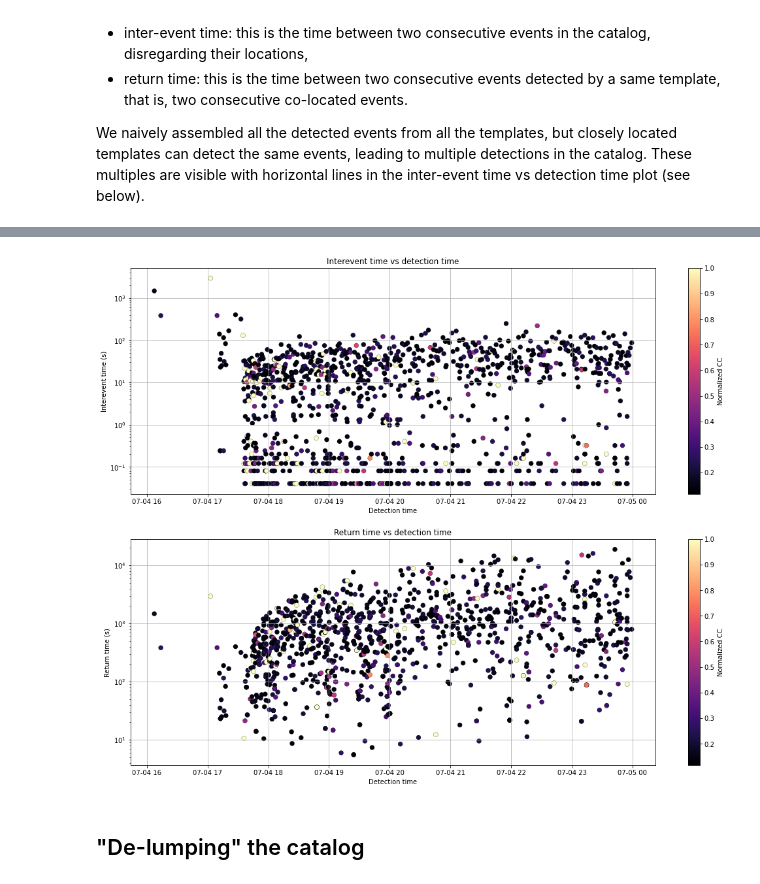
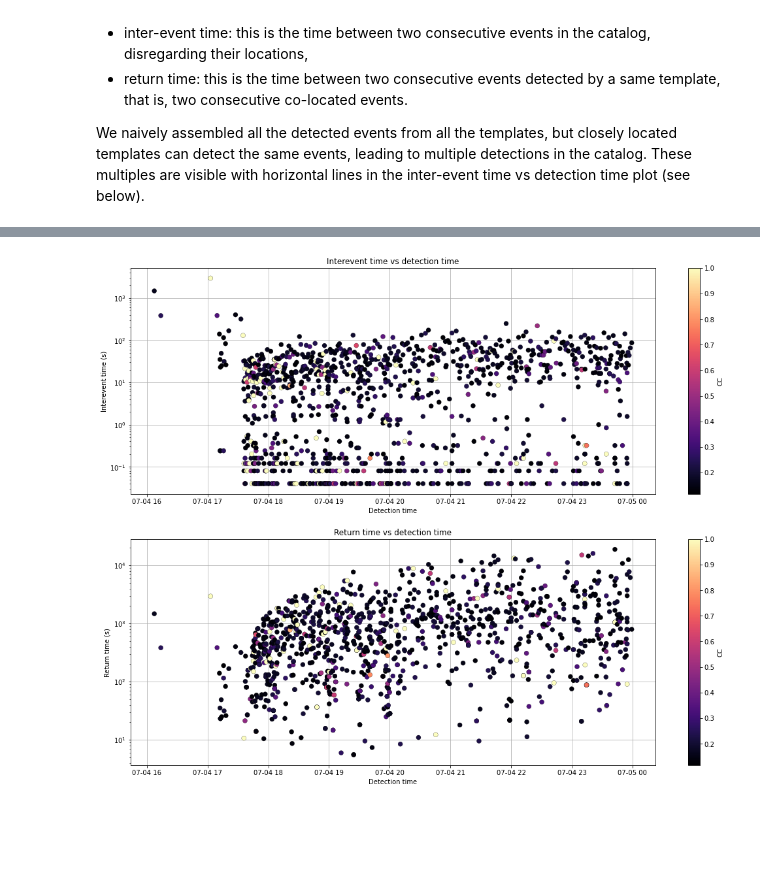
Before and after one commit to AI4EPS/Earthquake_Catalog_Workshop, a Jupyter notebook: notebooks/tm_multiple_templates.ipynb, the cells around one changed output, grey strips where cells are left out. Saved outputs shown, nothing was run; the diff lists cells and outputs as text; code cells hidden in the pictures; blank space fills up the shorter version.

```diff
--- a/notebooks/tm_multiple_templates.ipynb
+++ b/notebooks/tm_multiple_templates.ipynb
@@ -657,22 +657,26 @@ catalog
 # %%
 fig, axes = plt.subplots(num="interevent_time_vs_detection_time", nrows=2, figsize=(18, 14))
 
-axes[0].scatter(catalog["detection_time"], catalog["interevent_time_s"], c=catalog["cc"], linewidths=0.25, edgecolor="k", cmap="magma", s=50)
+axes[0].scatter(
+    catalog["detection_time"], catalog["interevent_time_s"], c=catalog["cc"],
+    linewidths=0.25, edgecolor="k", cmap="magma", s=50, zorder=2
+    )
 axes[0].set_xlabel("Detection time")
 axes[0].set_ylabel("Interevent time (s)")
 axes[0].set_title("Interevent time vs detection time")
 
-axes[1].scatter(catalog["detection_time"], catalog["return_time_s"], c=catalog["cc"], linewidths=0.25, edgecolor="k", cmap="magma", s=50)
+axes[1].scatter(
+    catalog["detection_time"], catalog["return_time_s"], c=catalog["cc"],
+    linewidths=0.25, edgecolor="k", cmap="magma", s=50, zorder=2
+    )
 axes[1].set_xlabel("Detection time")
 axes[1].set_ylabel("Return time (s)")
 axes[1].set_title("Return time vs detection time")
 
 for ax in axes:
     ax.grid()
     cbar = plt.colorbar(ax.collections[0], ax=ax)
-    cbar.set_label("Normalized CC")
+    cbar.set_label("CC")
     ax.set_yscale("log")
 # %% [output]
-[figure, old version]
+[figure, new version]
-# %% [markdown]
-## "De-lumping" the catalog
```
Also changed, not shown: parts of 18 cells of this notebook.
